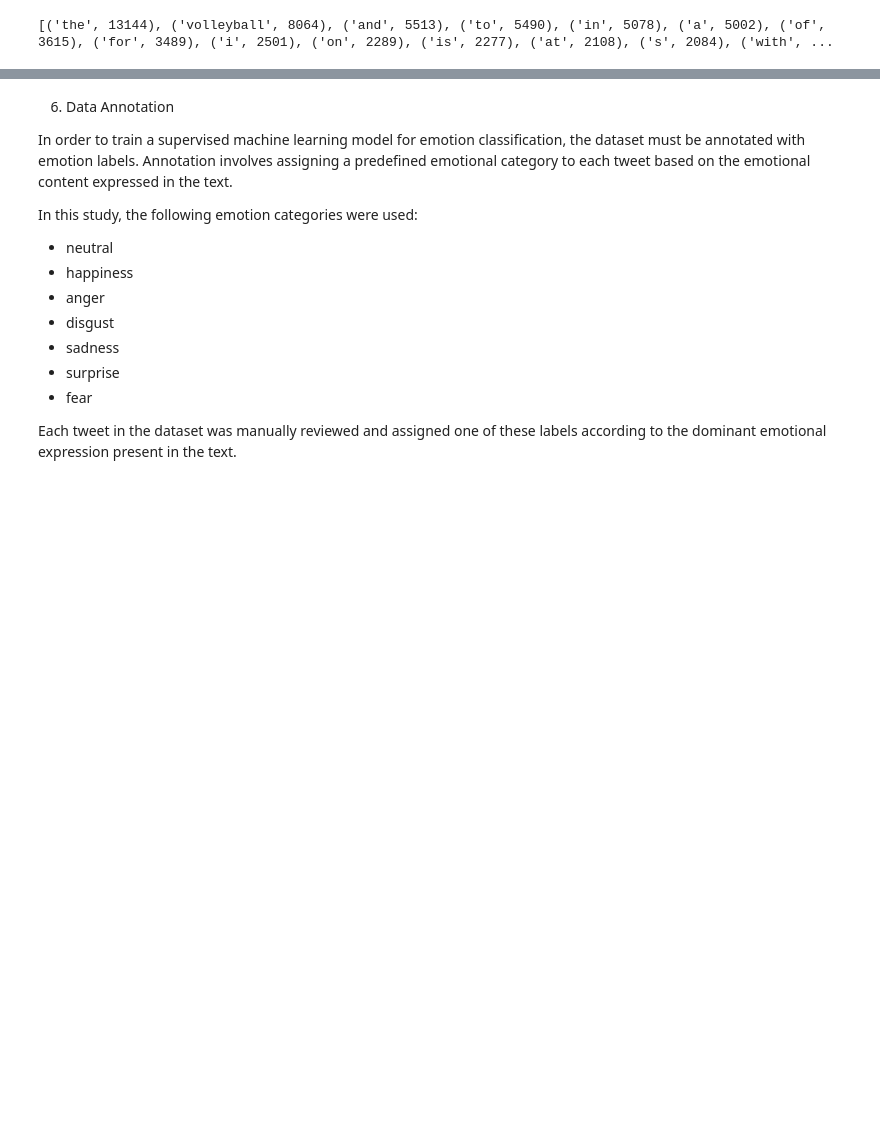
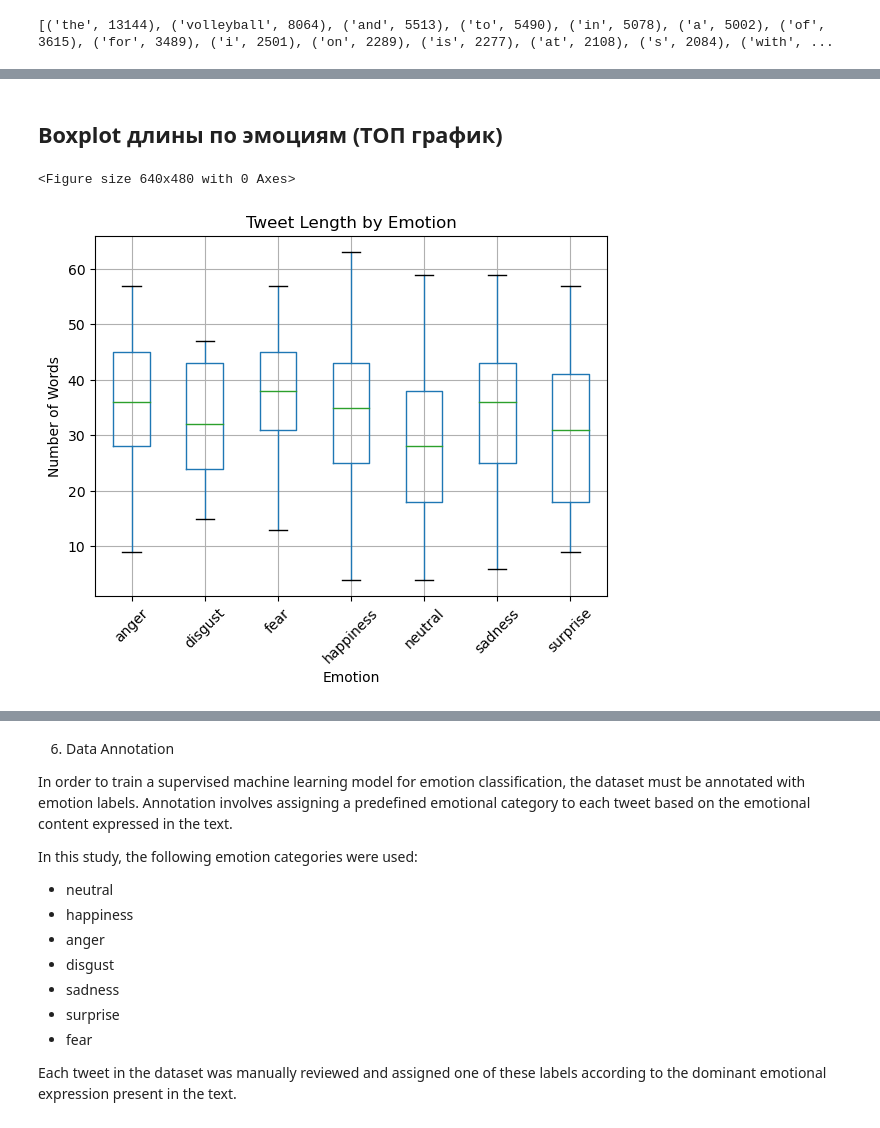
Before and after one commit to PayravKahorov/masters_thesis, a Jupyter notebook: thesis_code.ipynb, the cells around one changed output, grey strips where cells are left out. Cells and saved outputs as stored; diff of their text form; code cells hidden in the pictures; blank space fills up the shorter version.

```diff
--- a/thesis_code.ipynb
+++ b/thesis_code.ipynb
@@ -512,0 +570,14 @@ print(word_freq.most_common(20))
+# %% [markdown]
+## Boxplot длины по эмоциям (ТОП график)
+# %%
+plt.figure()
+df.boxplot(column="length", by="emotion")
+plt.title("Tweet Length by Emotion")
+plt.suptitle("")
+plt.xlabel("Emotion")
+plt.ylabel("Number of Words")
+plt.xticks(rotation=45)
+plt.show()
+# %% [output]
+<Figure size 640x480 with 0 Axes>
+[figure, added]
```
Also changed, not shown: parts of 61 cells of this notebook, 2 other files.
